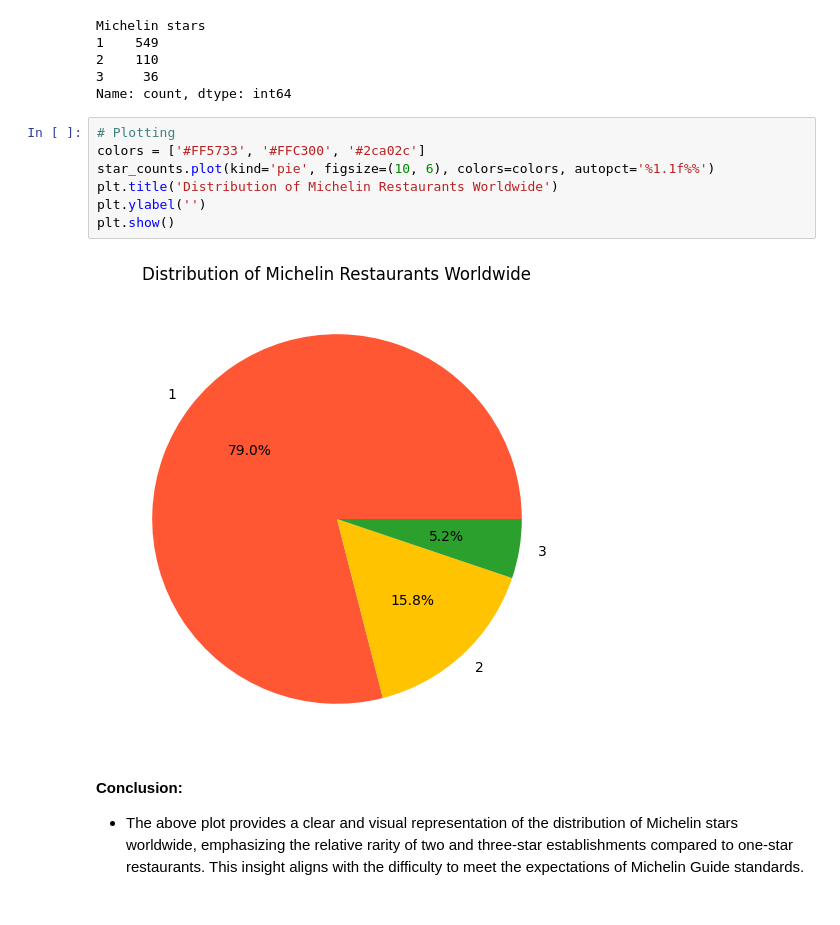
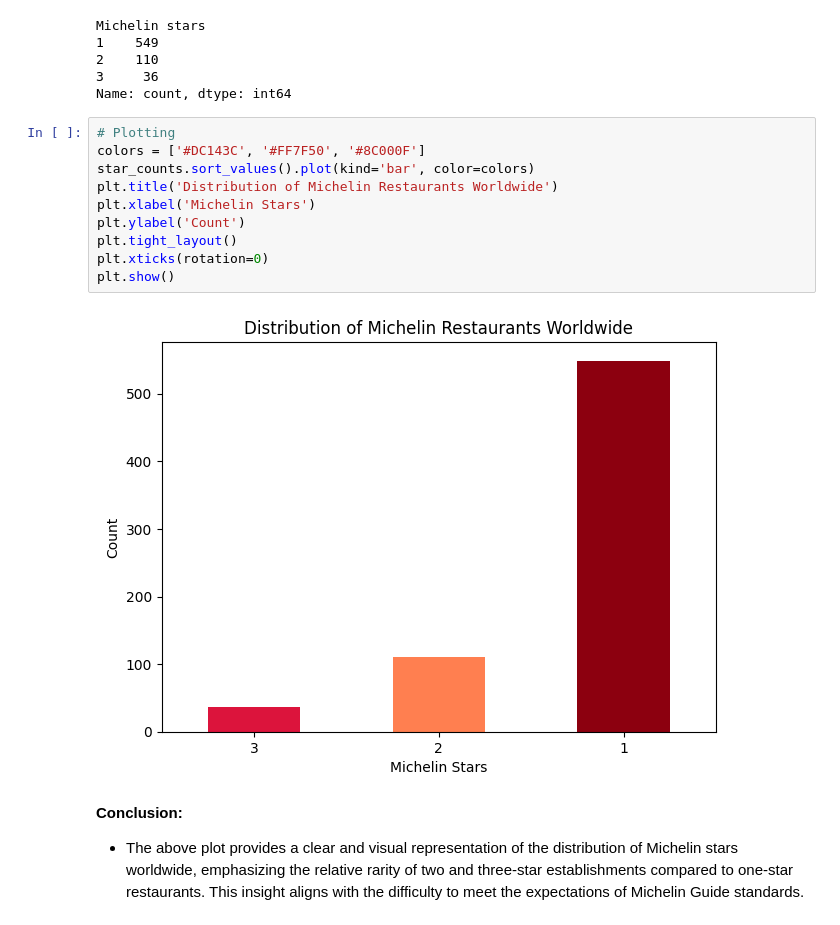
Before and after one commit to SPBarros/Michelin-Stars, a Jupyter notebook: michelin-star-analysis.ipynb, the cells around one changed output. Drawn from its saved outputs; the diff is of its cells as text.

```diff
--- a/michelin-star-analysis.ipynb
+++ b/michelin-star-analysis.ipynb
@@ -316,13 +312,16 @@ Michelin stars
 Name: count, dtype: int64
 # %%
 # Plotting
-colors = ['#FF5733', '#FFC300', '#2ca02c']
-star_counts.plot(kind='pie', figsize=(10, 6), colors=colors, autopct='%1.1f%%')
+colors = ['#DC143C', '#FF7F50', '#8C000F']
+star_counts.sort_values().plot(kind='bar', color=colors)
 plt.title('Distribution of Michelin Restaurants Worldwide')
-plt.ylabel('')
+plt.xlabel('Michelin Stars')
+plt.ylabel('Count')
+plt.tight_layout()
+plt.xticks(rotation=0)
 plt.show()
 # %% [output]
-[figure, old version]
+[figure, new version]
 # %% [markdown]
 **Conclusion:**
 
```
Also changed, not shown: parts of 6 cells of this notebook.
